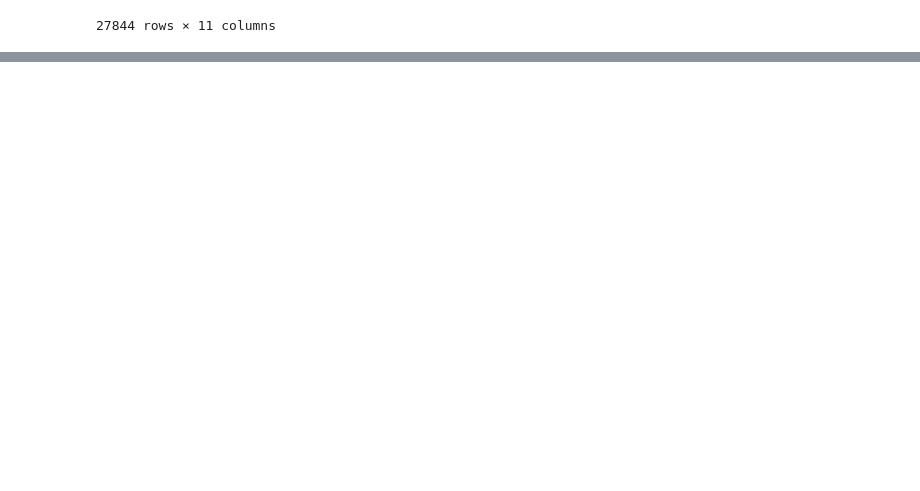
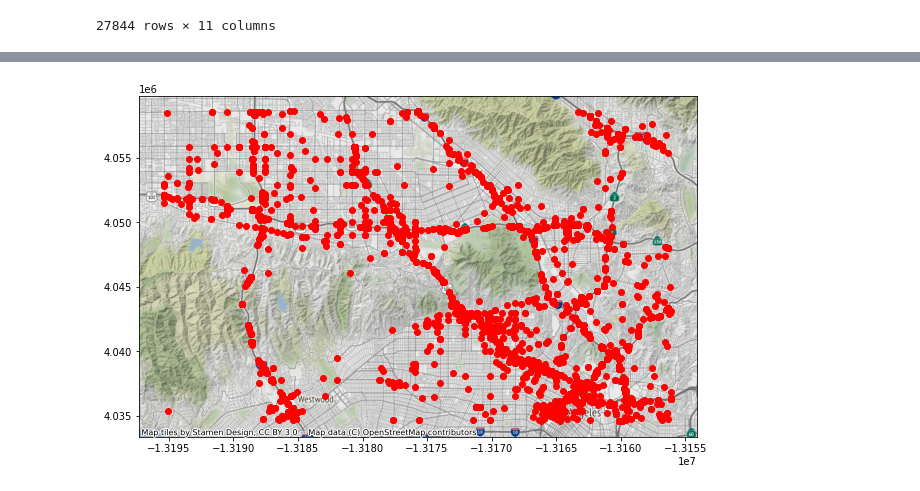
Before and after one commit to MathiasNT/CongestionPropagationPrediction, a Jupyter notebook: notebooks/real_world_data/data_analysis.ipynb, the cells around one changed output, grey strips where cells are left out. Saved outputs shown, nothing was run; the diff lists cells and outputs as text; code cells hidden in the pictures; blank space fills up the shorter version.

Commit message:
setup irl data analysis

```diff
--- a/notebooks/real_world_data/data_analysis.ipynb
+++ b/notebooks/real_world_data/data_analysis.ipynb
@@ -159,0 +140,2 @@ gdf2[:].plot(ax=ax, color='red')
+# %%
+metr_sensors = pd.read_csv('graph_sensor_locations.csv')
@@ -159,0 +158,8 @@ gdf2[:].plot(ax=ax, color='red')
+# %%
+sen_lat_min = metr_sensors.latitude.min()
+sen_lat_max = metr_sensors.latitude.max()
+sen_lon_min = metr_sensors.longitude.min()
+sen_lon_max = metr_sensors.longitude.max()
+# %%
+df2 = df2[df2.LAT.between(sen_lat_min, sen_lat_max)]
+df2 = df2[df2.LONGI.between(sen_lon_min, sen_lon_max)]
@@ -159,0 +189,11 @@ gdf2[:].plot(ax=ax, color='red')
+# %%
+gdf3 = gpd.GeoDataFrame(
+    df2, geometry=gpd.points_from_xy(df2.LONGI, df2.LAT))
+gdf3 = gdf3.set_crs(epsg=4326)
+gdf3 = gdf3.to_crs(epsg=3857)
+# %%
+fig, ax = plt.subplots(1, figsize=(10,10))
+gdf3[:].plot(ax=ax, color='red')
+cx.add_basemap(ax, zoom=12)
+# %% [output]
+[figure, added]
```
Also changed, not shown: parts of 32 cells of this notebook, 2 other files.
